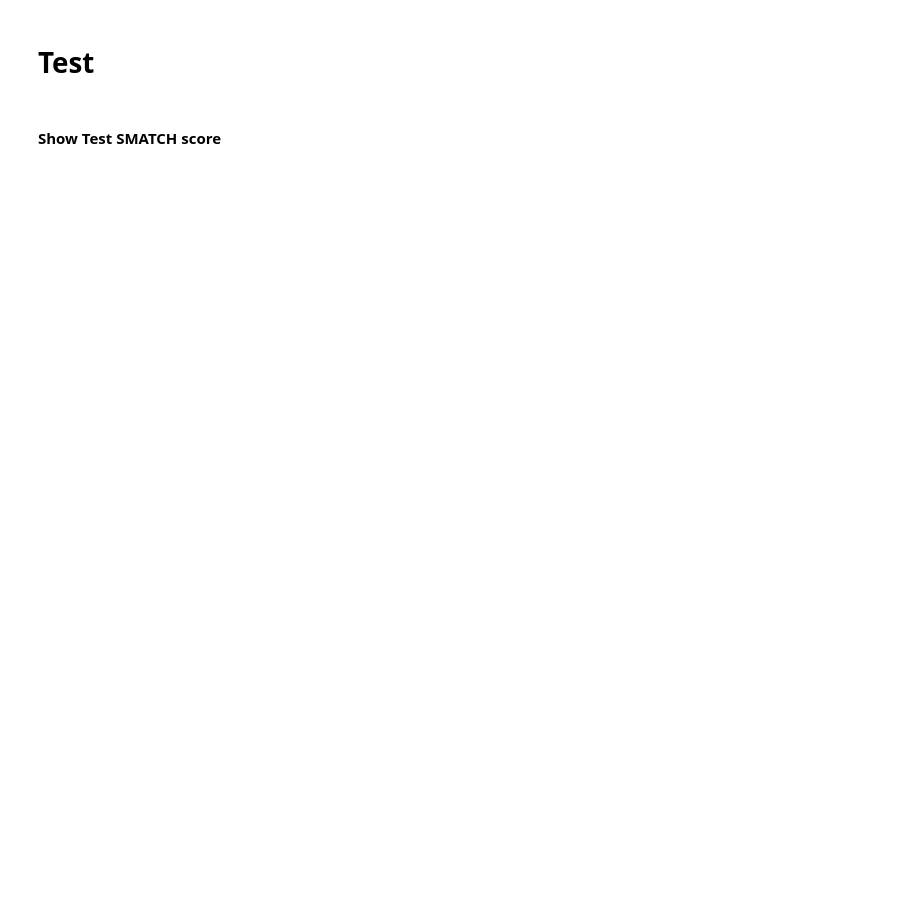
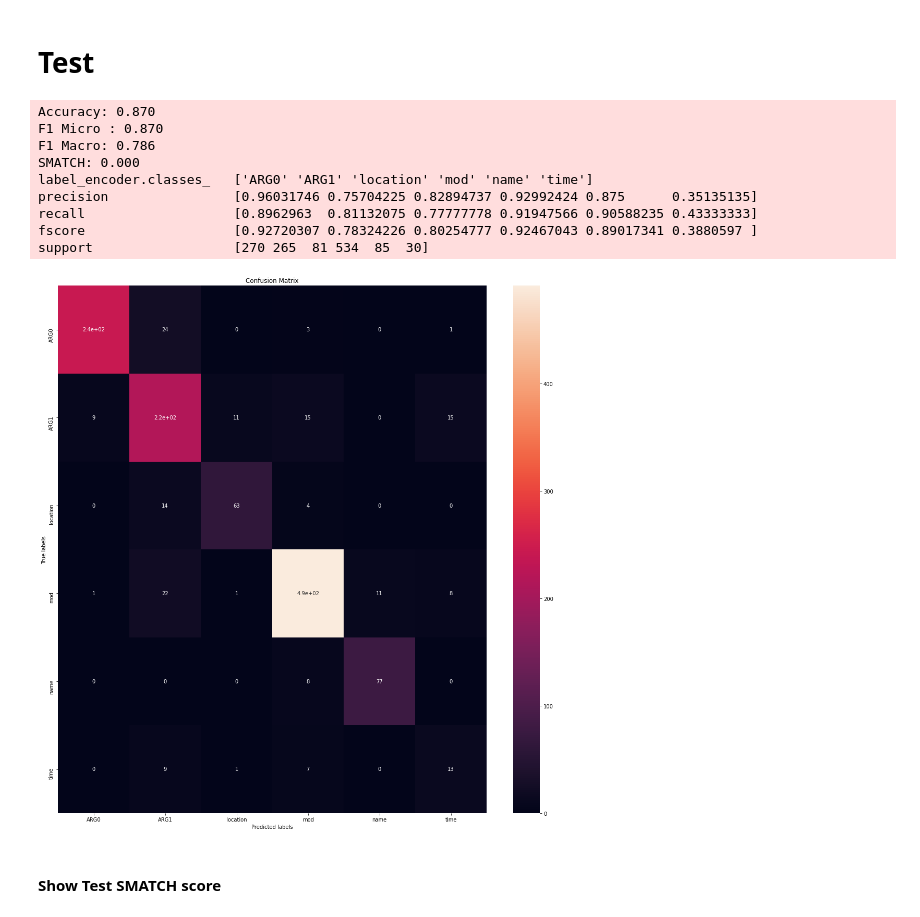
Before and after one commit to adylanrff/amr_parser, a Jupyter notebook: notebooks/model_v3.ipynb, the cells around one changed output. Drawn from its saved outputs; the diff is of its cells as text; code cells hidden in the pictures; blank space fills up the shorter version.

```diff
--- a/notebooks/model_v3.ipynb
+++ b/notebooks/model_v3.ipynb
@@ -148,7 +153,7 @@ list(zip(one_hot_feature_names, [len(i) for i in one_hot_encoder.categories_]))
 # %% [markdown]
 ## Load Word Embedding
 # %%
-word_vec_model = gensim.models.Word2Vec.load('id/id.bin.gz')
+word_vec_model = gensim.models.Word2Vec.load('pretrained/word2vec/id/id.bin.gz')
 word_vec = word_vec_model.wv
 # %% [markdown]
 ### Preprocess Features
@@ -253,8 +258,16 @@ def build_amr_from_prediction(X,y):
     return amr_graphs
 
 def get_smatch_score(filepath):
-    smatch_output = !smatch.py -f {filepath}.pred.txt {filepath}.txt --significant 3
+    smatch_output = !python tools/smatch/smatch.py -f {filepath}.pred.txt {filepath}.txt --significant 3
+    print(smatch_output)
     f_score = float(smatch_output[0].split(' ')[1])
+    # smatch_output=[]
+    # %run tools/smatch/smatch.py -f {filepath}.pred.txt {filepath}.txt --significant 3
+    # with open('best_f_score_smatch.txt') as f:
+    #     for line in f:
+    #         smatch_output.append(line)
+
+    # f_score = float(smatch_output[0].split(' ')[1])
     return f_score
 
 def run_k_fold_validation(dataset, n_split, word_vec, label_encoder, one_hot_encoder, shuffle=False, feature_filter='all', model_name='dtc', params=None):
@@ -305,7 +318,7 @@ def get_metrics(y_test, y_pred, label_encoder):
 #     precision_recall_fscore_support_score = precision_recall_fscore_support(y_true, y_pred)
 
     labels = label_encoder.classes_
-    cm = confusion_matrix(y_true, y_pred, labels)
+    cm = confusion_matrix(y_true, y_pred, labels=labels)
 
     return dict(
         f1_micro=f1_micro,
@@ -472,6 +485,11 @@ class TrainingModel:
         print()
         print_performance_metrics(self.performance, self.labels)
 
+    def save(self):
+        best_model_filename = "saved_model/{}_best.pickle.dat".format(self.name)
+        with open(best_model_filename, 'wb+') as f:
+            pickle.dump(self.model,f)
+
 class ExperimentParams:
     def __init__(self, model_name, model_params):
         self.model_name = model_name
@@ -592,23 +638,35 @@ X_test_processed = preprocess(filtered_X_test, word_vec, one_hot_encoder)
 # %%
 y_test_pred = best_model.predict(np.array(X_test_processed))
 performance = get_metrics(label_encoder.transform(y_test), y_test_pred, label_encoder)
 cm = confusion_matrix(label_encoder.transform(y_test), y_test_pred)
 
 print_performance_metrics(performance, label_encoder.classes_)
 precision, recall, fscore, support = precision_recall_fscore_support(y_test, label_encoder.inverse_transform(y_test_pred), average=None, labels=label_encoder.classes_)
-print(label_encoder.classes_)
-print(precision)
-print(recall)
-print(fscore)
-print(support)
+print('label_encoder.classes_\t',label_encoder.classes_)
+print('precision\t\t',precision)
+print('recall\t\t\t',recall)
+print('fscore\t\t\t',fscore)
+print('support\t\t\t',support)
 
 ax= plt.subplot()
 sns.heatmap(cm, annot=True, ax = ax); #annot=True to annotate cells
 # labels, title and ticks
 ax.set_xlabel('Predicted labels');ax.set_ylabel('True labels');
 ax.set_title('Confusion Matrix');
 ax.xaxis.set_ticklabels(labels); ax.yaxis.set_ticklabels(labels);
+plt.tight_layout()
 plt.show()
+# %% [output]
+Accuracy: 0.870
+F1 Micro : 0.870
+F1 Macro: 0.786
+SMATCH: 0.000
+label_encoder.classes_   ['ARG0' 'ARG1' 'location' 'mod' 'name' 'time']
+precision                [0.96031746 0.75704225 0.82894737 0.92992424 0.875      0.35135135]
+recall                   [0.8962963  0.81132075 0.77777778 0.91947566 0.90588235 0.43333333]
+fscore                   [0.92720307 0.78324226 0.80254777 0.92467043 0.89017341 0.3880597 ]
+support                  [270 265  81 534  85  30]
+[figure, added]
 # %%
 predictions = create_pediction_graph(X_test, y_test_pred)
 amr_graphs = []
```
Also changed, not shown: parts of 14 cells of this notebook, 4 other files.
